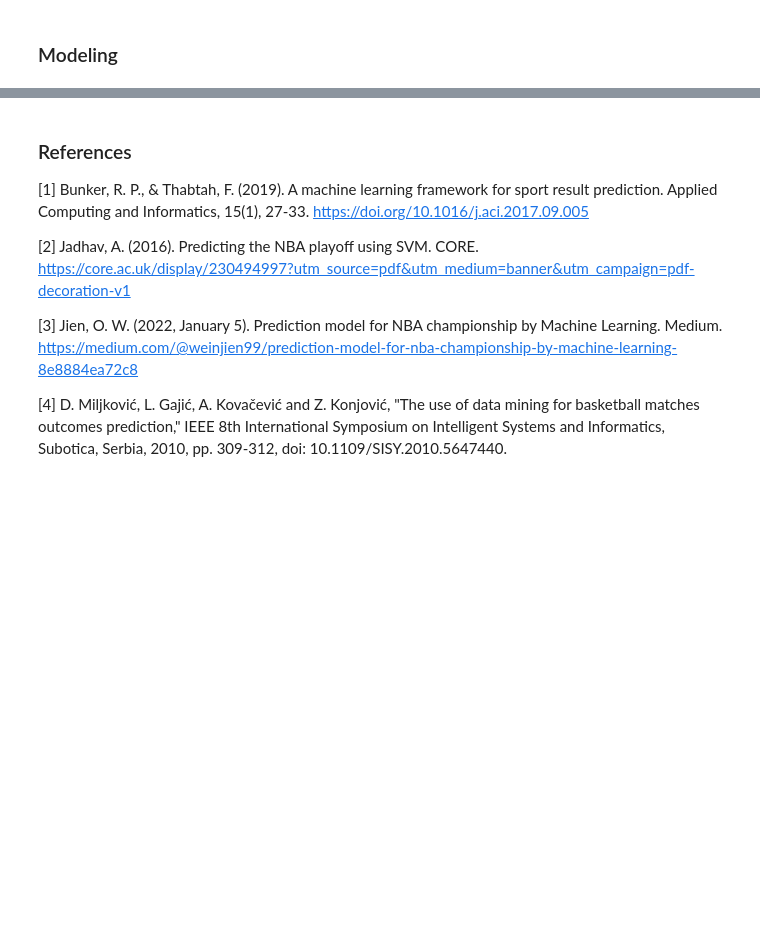
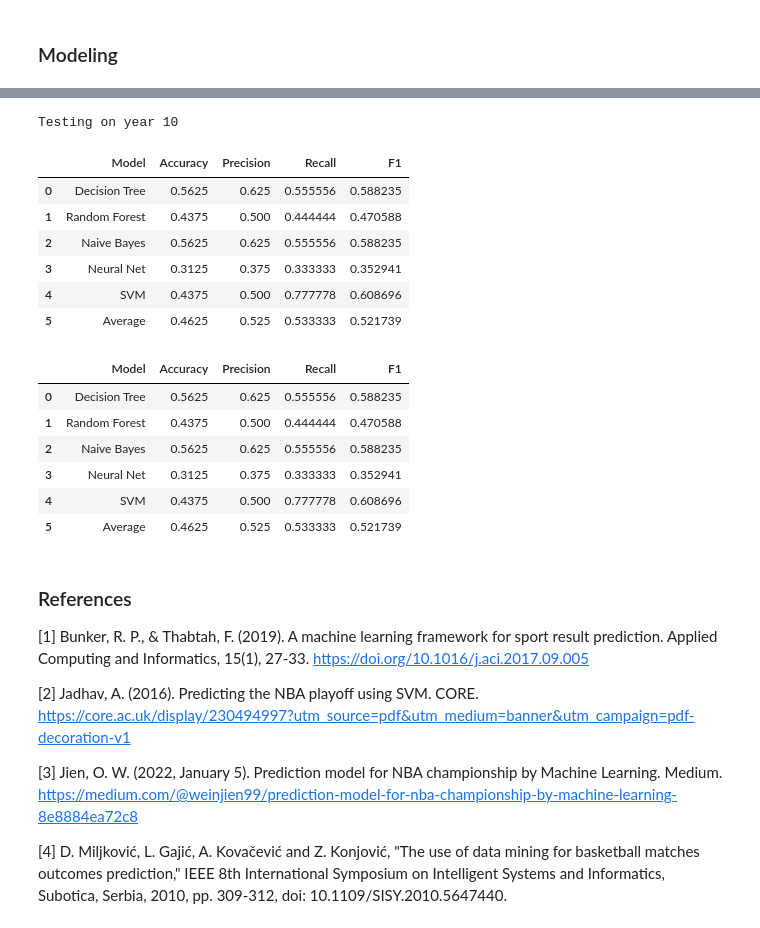
Before and after one commit to MartimHenriques/feup-machine-learning, a Jupyter notebook: src/pipeline.ipynb, the cells around one changed output, grey strips where cells are left out. Drawn from its saved outputs; the diff is of its cells as text; code cells hidden in the pictures; blank space fills up the shorter version.

```diff
--- a/src/pipeline.ipynb
+++ b/src/pipeline.ipynb
@@ -231,0 +228,4 @@ Testing on year 9
+# %%
+DecisionTree_grid = DecisionTree_GridSearch(df)
+
+# {'criterion': 'entropy', 'max_depth': 7, 'max_features': 'sqrt', 'min_samples_leaf': 1, 'min_samples_split': 4}
@@ -231,0 +234,4 @@ Testing on year 9
+# %%
+RandomForest_grid = RandomForest_GridSearch(df)
+
+# {'criterion': 'entropy', 'max_depth': None, 'max_features': None, 'min_samples_split': 9, 'n_estimators': 10}
@@ -231,0 +240,4 @@ Testing on year 9
+# %%
+NeuralNet_grid = NeuralNet_GridSearch(df)
+
+# {'activation': 'tanh', 'alpha': 1e-06, 'hidden_layer_sizes': (100, 100, 100), 'learning_rate': 'constant', 'max_iter': 5000, 'solver': 'sgd'}
@@ -231,0 +316,5 @@ Testing on year 9
+# %%
+SVM_grid = SVM_GridSearch(df)
+
+
+# {'C': 0.6000000000000001, 'kernel': 'rbf', 'probability': False, 'shrinking': False}
@@ -232,3 +331,30 @@ Testing on year 9
+# %%
+# For year=10
+improved_models = {
+    "Decision Tree" : DecisionTreeClassifier(**DecisionTree_grid,random_state=42),
+    "Random Forest" : RandomForestClassifier(**RandomForest_grid,random_state=42),
+    "Naive Bayes" : GaussianNB(),
+    "Neural Net" : MLPClassifier(**NeuralNet_grid,random_state=42),
+    "SVM" : svm.SVC(**SVM_grid,random_state=42)
+    }
+
+testDf(10,improved_models)
+# %% [output]
+Testing on year 10
+|  | Model | Accuracy | Precision | Recall | F1 |
+| 0 | Decision Tree | 0.5625 | 0.625 | 0.555556 | 0.588235 |
+| 1 | Random Forest | 0.4375 | 0.500 | 0.444444 | 0.470588 |
+| 2 | Naive Bayes | 0.5625 | 0.625 | 0.555556 | 0.588235 |
+| 3 | Neural Net | 0.3125 | 0.375 | 0.333333 | 0.352941 |
+| 4 | SVM | 0.4375 | 0.500 | 0.777778 | 0.608696 |
+| 5 | Average | 0.4625 | 0.525 | 0.533333 | 0.521739 |
+|  | Model | Accuracy | Precision | Recall | F1 |
+| 0 | Decision Tree | 0.5625 | 0.625 | 0.555556 | 0.588235 |
+| 1 | Random Forest | 0.4375 | 0.500 | 0.444444 | 0.470588 |
+| 2 | Naive Bayes | 0.5625 | 0.625 | 0.555556 | 0.588235 |
+| 3 | Neural Net | 0.3125 | 0.375 | 0.333333 | 0.352941 |
+| 4 | SVM | 0.4375 | 0.500 | 0.777778 | 0.608696 |
+| 5 | Average | 0.4625 | 0.525 | 0.533333 | 0.521739 |
 # %% [markdown]
 ### References
 
```
Also changed, not shown: parts of 6 cells of this notebook, 1 other file.
